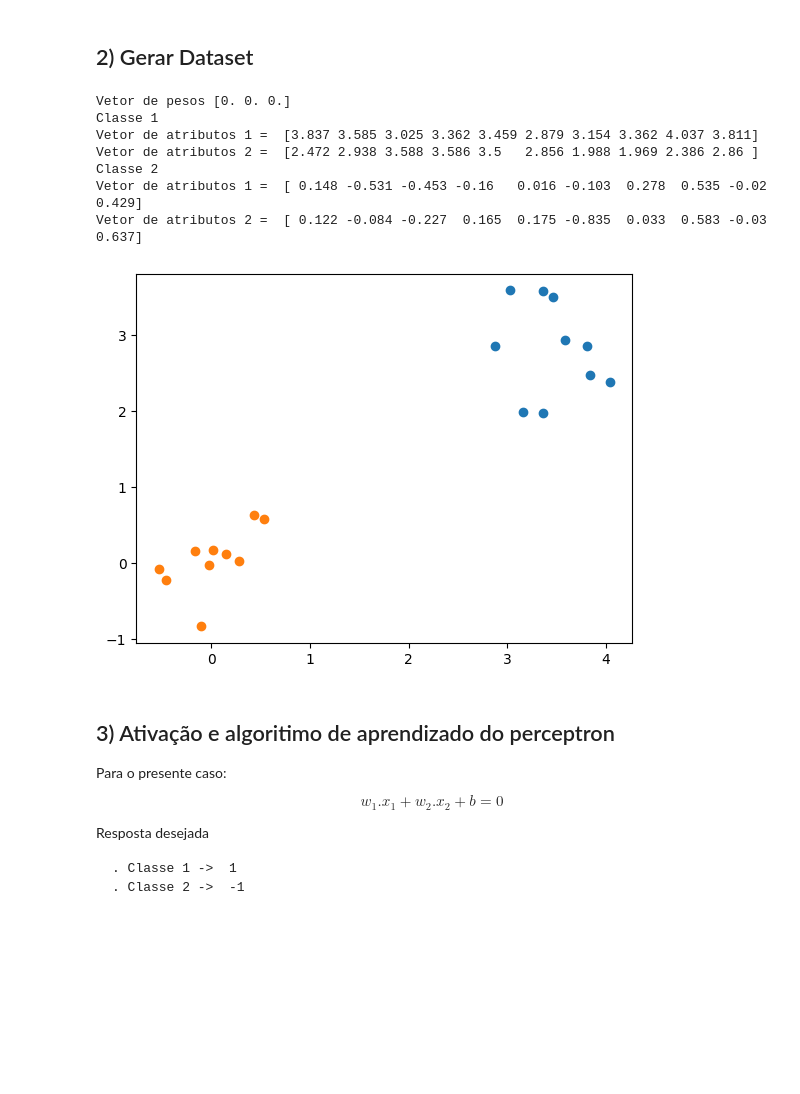
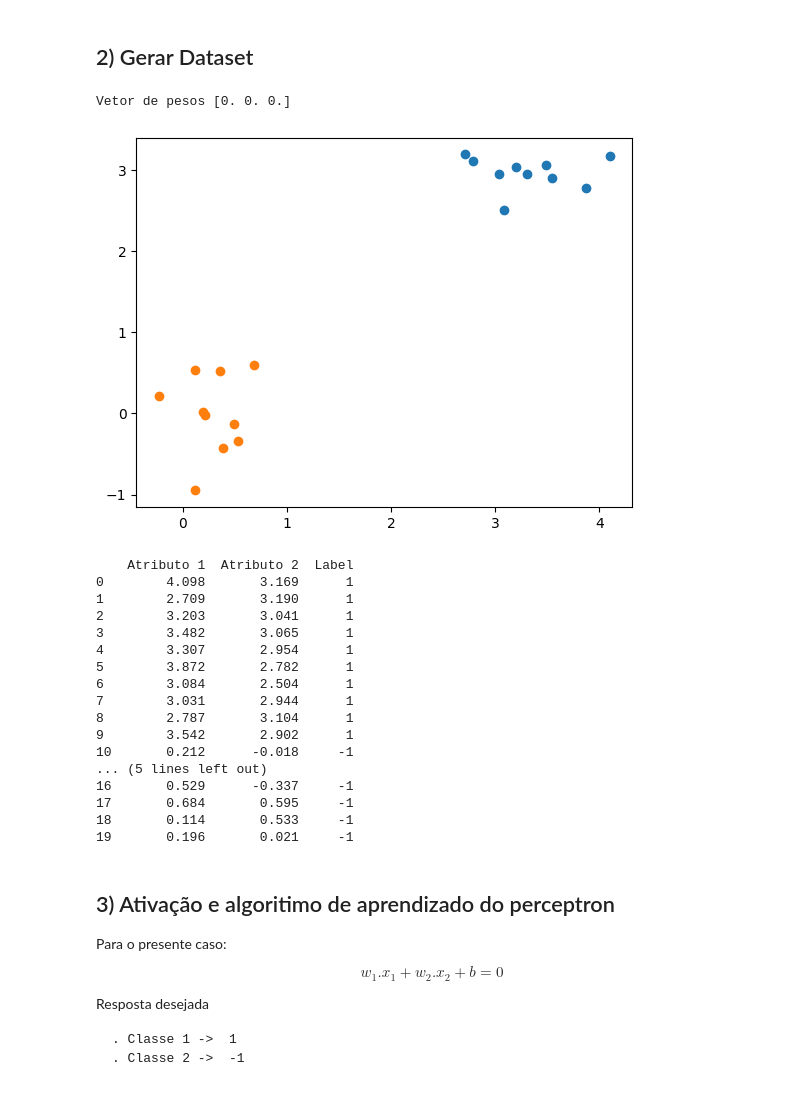
Before and after one commit to PHM-araujo/Machine-Learning, a Jupyter notebook: Perceptron/duasClasses.ipynb, the cells around one changed output. Drawn from its saved outputs; the diff is of its cells as text; code cells hidden in the pictures; blank space fills up the shorter version.

```diff
--- a/Perceptron/duasClasses.ipynb
+++ b/Perceptron/duasClasses.ipynb
@@ -10,40 +9,55 @@ from matplotlib.colors import ListedColormap
 # %% [markdown]
 ## 2) Gerar Dataset
 # %%
-
 # Matriz de pesos - Primeiro elem. bias
 w = np.zeros(3)
 print("Vetor de pesos", w)
 
 # Matriz de atributos
 # Classe 1
 x1_class1 = np.around(np.random.normal(3, 0.5, 10), 3)
 x2_class1 = np.around(np.random.normal(3, 0.5, 10), 3)
-print("Classe 1")
-print("Vetor de atributos 1 = ", x1_class1)
-print("Vetor de atributos 2 = ", x2_class1)
-
-print
 
 # Classe 2
 x1_class2 = np.around(np.random.normal(0, 0.5, 10), 3)
 x2_class2 = np.around(np.random.normal(0, 0.5, 10), 3)
-print("Classe 2")
-print("Vetor de atributos 1 = ", x1_class2)
-print("Vetor de atributos 2 = ", x2_class2)
 
 plt.scatter(x1_class1, x2_class1)
 plt.scatter(x1_class2, x2_class2)
 plt.show()
+
+
+# Inserir dados em um dataframe
+x1 = np.append(x1_class1, x1_class2)
+x2 = np.append(x2_class1, x2_class2)
+
+df = pd.DataFrame(x1, columns=['Atributo 1'])
+df.insert(1,"Atributo 2", x2)
+df.insert(2,"Label", [1, 1, 1, 1, 1, 1, 1, 1, 1, 1, -1, -1, -1, -1, -1, -1, -1, -1, -1, -1])
+
+
+
+print(df)
 # %% [output]
 Vetor de pesos [0. 0. 0.]
-Classe 1
-Vetor de atributos 1 =  [3.837 3.585 3.025 3.362 3.459 2.879 3.154 3.362 4.037 3.811]
-Vetor de atributos 2 =  [2.472 2.938 3.588 3.586 3.5   2.856 1.988 1.969 2.386 2.86 ]
-Classe 2
-Vetor de atributos 1 =  [ 0.148 -0.531 -0.453 -0.16   0.016 -0.103  0.278  0.535 -0.02   0.429]
-Vetor de atributos 2 =  [ 0.122 -0.084 -0.227  0.165  0.175 -0.835  0.033  0.583 -0.03   0.637]
-[figure, old version]
+[figure, new version]
+    Atributo 1  Atributo 2  Label
+0        4.098       3.169      1
+1        2.709       3.190      1
+2        3.203       3.041      1
+3        3.482       3.065      1
+4        3.307       2.954      1
+5        3.872       2.782      1
+6        3.084       2.504      1
+7        3.031       2.944      1
+8        2.787       3.104      1
+9        3.542       2.902      1
+10       0.212      -0.018     -1
+... (5 lines left out)
+16       0.529      -0.337     -1
+17       0.684       0.595     -1
+18       0.114       0.533     -1
+19       0.196       0.021     -1
 # %% [markdown]
 ## 3) Ativação e algoritimo de aprendizado do perceptron
 
```
Also changed, not shown: parts of 12 cells of this notebook.
